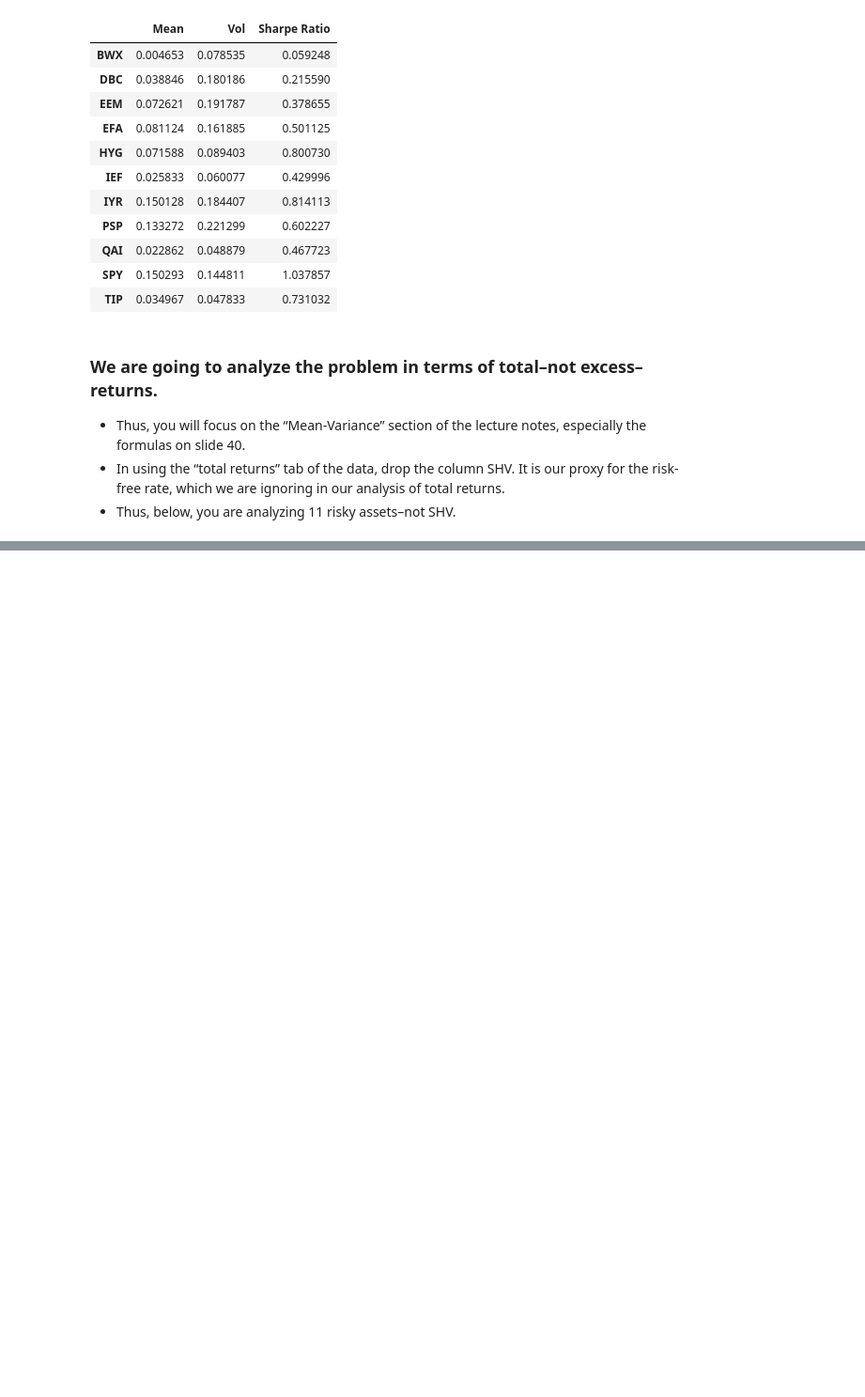
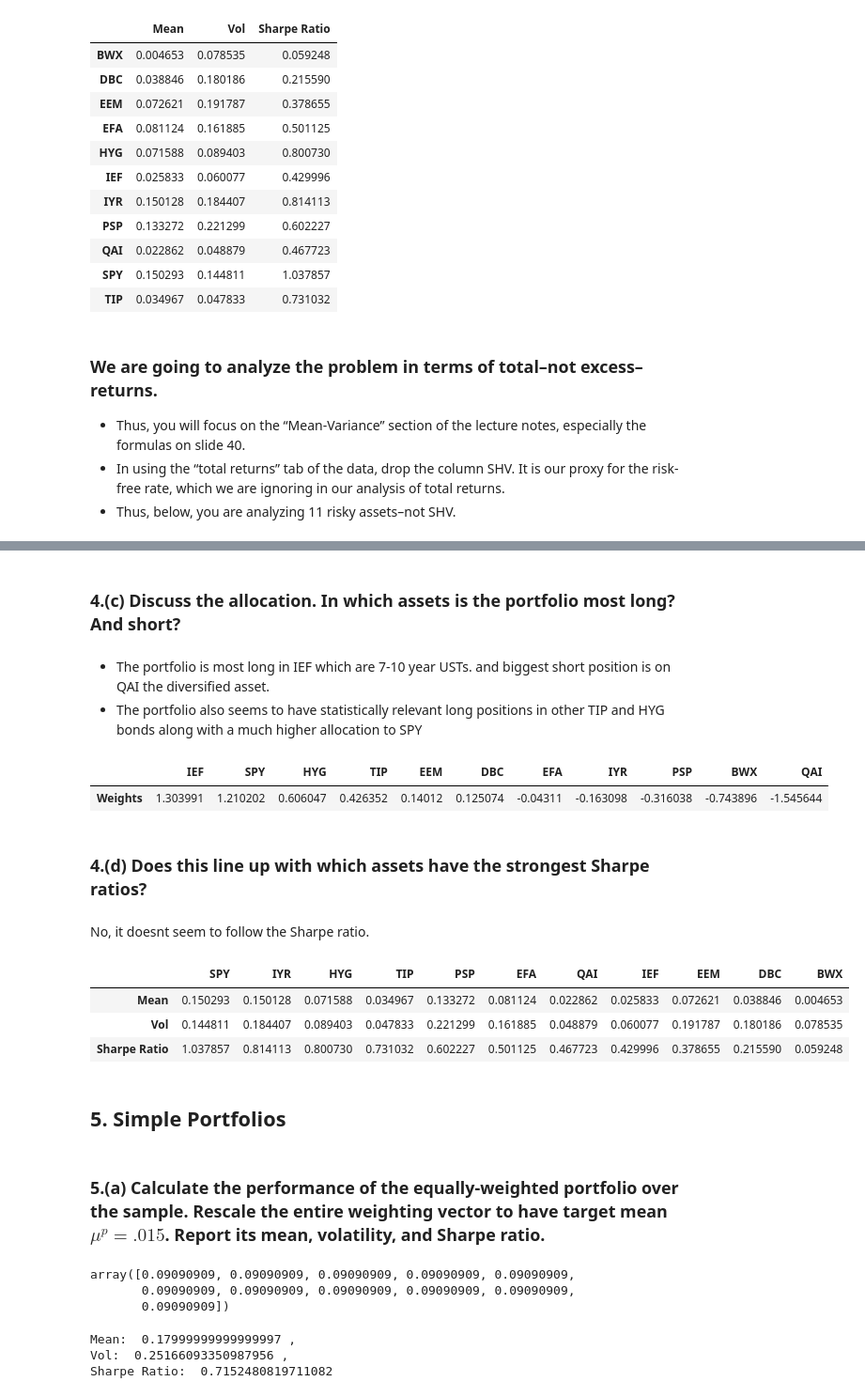
Before and after one commit to alanwake47/finm-36700-portfolio, a Jupyter notebook: week1_hw/workbook_hw1.ipynb, the cells around one changed output, grey strips where cells are left out. Shown at 94% size. Cells and saved outputs as stored; diff of their text form; code cells hidden in the pictures; blank space fills up the shorter version.

```diff
--- a/week1_hw/workbook_hw1.ipynb
+++ b/week1_hw/workbook_hw1.ipynb
@@ -259,0 +331,41 @@ corr.max().max()
+# %% [markdown]
+
+### 4.(c) Discuss the allocation. In which assets is the portfolio most long? And short?
+# %% [markdown]
+- The portfolio is most long in IEF which are 7-10 year USTs. and biggest short position is on QAI the diversified asset.
+- The portfolio also seems to have statistically relevant long positions in other TIP and HYG bonds along with a much higher allocation to SPY
+# %%
+omega_p.sort_values(by='Weights', ascending=False).T
+# %% [output]
+|  | IEF | SPY | HYG | TIP | EEM | DBC | EFA | IYR | PSP | BWX | QAI |
+| Weights | 1.303991 | 1.210202 | 0.606047 | 0.426352 | 0.14012 | 0.125074 | -0.04311 | -0.163098 | -0.316038 | -0.743896 | -1.545644 |
+# %% [markdown]
+### 4.(d) Does this line up with which assets have the strongest Sharpe ratios?
+# %% [markdown]
+No, it doesnt seem to follow the Sharpe ratio.
+# %%
+table.sort_values(by='Sharpe Ratio', ascending=False).T
+# %% [output]
+|  | SPY | IYR | HYG | TIP | PSP | EFA | QAI | IEF | EEM | DBC | BWX |
+| Mean | 0.150293 | 0.150128 | 0.071588 | 0.034967 | 0.133272 | 0.081124 | 0.022862 | 0.025833 | 0.072621 | 0.038846 | 0.004653 |
+| Vol | 0.144811 | 0.184407 | 0.089403 | 0.047833 | 0.221299 | 0.161885 | 0.048879 | 0.060077 | 0.191787 | 0.180186 | 0.078535 |
+| Sharpe Ratio | 1.037857 | 0.814113 | 0.800730 | 0.731032 | 0.602227 | 0.501125 | 0.467723 | 0.429996 | 0.378655 | 0.215590 | 0.059248 |
+# %% [markdown]
+## 5. Simple Portfolios
+# %% [markdown]
+### 5.(a) Calculate the performance of the equally-weighted portfolio over the sample. Rescale the entire weighting vector to have target mean $μ^p = .015$. Report its mean, volatility, and Sharpe ratio.
+# %%
+weights_equal = np.ones(len(omega_tangent))/len(omega_tangent)
+weights_equal
+# %% [output]
+array([0.09090909, 0.09090909, 0.09090909, 0.09090909, 0.09090909,
+       0.09090909, 0.09090909, 0.09090909, 0.09090909, 0.09090909,
+       0.09090909])
+# %%
+weights_equal = weights_equal * (mean_target*12 / (ret_mean @ weights_equal))
+weights_equal
+portfolio_stats(ret, weights_equal)
+# %% [output]
+Mean:  0.17999999999999997 ,
+Vol:  0.25166093350987956 ,
+Sharpe Ratio:  0.7152480819711082
```
Also changed, not shown: parts of 64 cells of this notebook, 1 other file.
